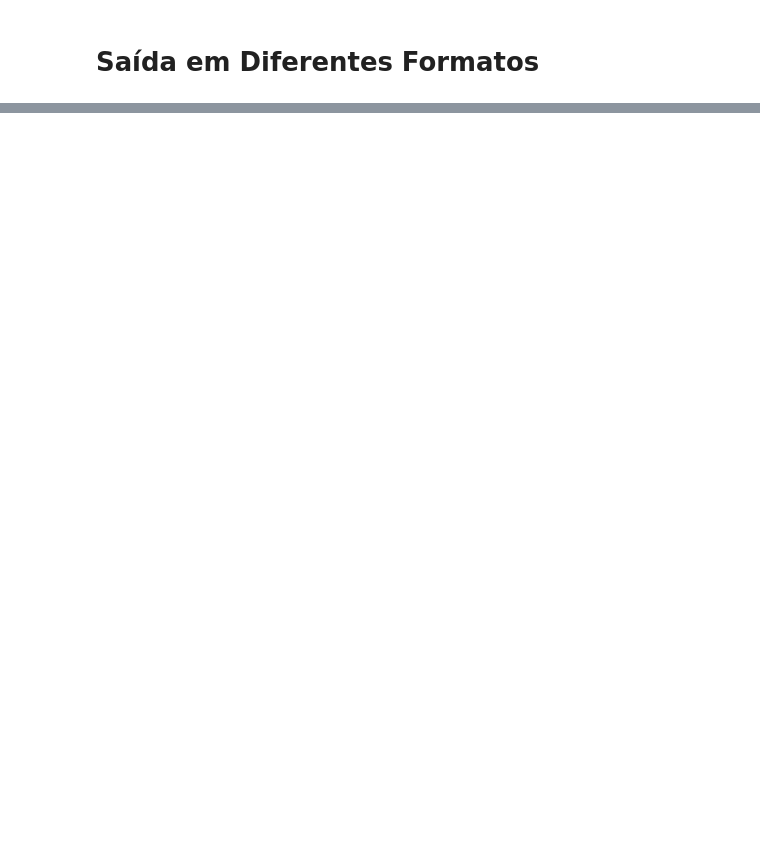
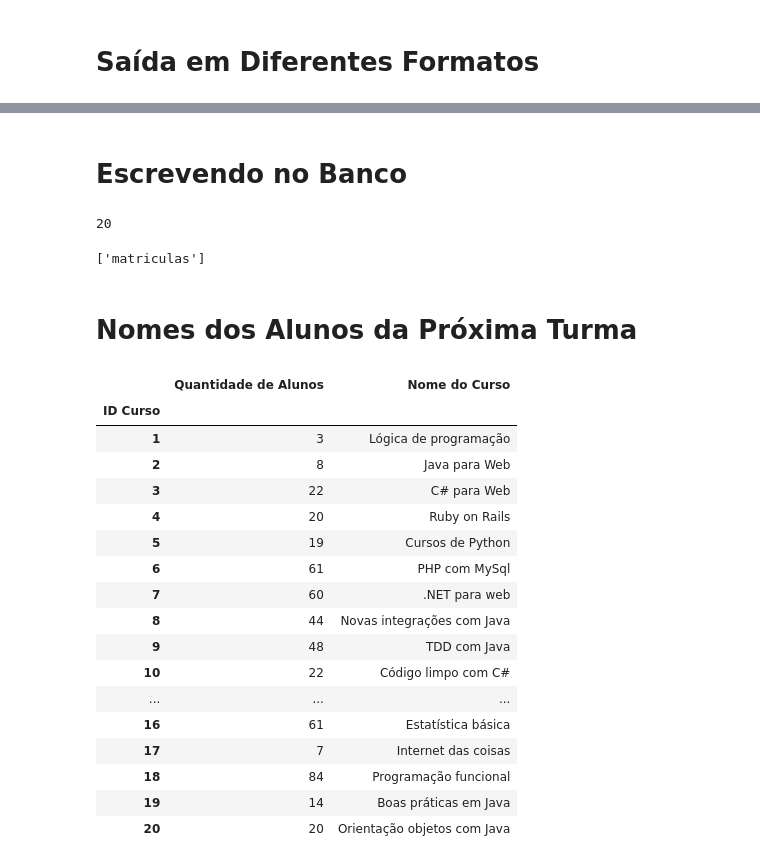
Before and after one commit to PurpleLobster31/Pandas-Formatos-diferentes-de-entrada-e-saida-IO-, a Jupyter notebook: Pandas IO.ipynb, the cells around one changed output, grey strips where cells are left out. Drawn from its saved outputs; the diff is of its cells as text; code cells hidden in the pictures; blank space fills up the shorter version.

```diff
--- a/Pandas IO.ipynb
+++ b/Pandas IO.ipynb
@@ -443,0 +509,33 @@ print(matriculas_html)
+# %% [markdown]
+# Escrevendo no Banco
+# %%
+muitas_matriculas.to_sql('muitas_matriculas', con = engine)
+# %% [output]
+20
+# %%
+print(inspector.get_table_names())
+# %% [output]
+['matriculas']
+# %% [markdown]
+# Nomes dos Alunos da Próxima Turma
+# %%
+matriculas_por_curso.head(20)
+# %% [output]
+|  | Quantidade de Alunos | Nome do Curso |
+| ID Curso |  |  |
+| 1 | 3 | Lógica de programação |
+| 2 | 8 | Java para Web |
+| 3 | 22 | C# para Web |
+| 4 | 20 | Ruby on Rails |
+| 5 | 19 | Cursos de Python |
+| 6 | 61 | PHP com MySql |
+| 7 | 60 | .NET para web |
+| 8 | 44 | Novas integrações com Java |
+| 9 | 48 | TDD com Java |
+| 10 | 22 | Código limpo com C# |
+| ... | ... | ... |
+| 16 | 61 | Estatística básica |
+| 17 | 7 | Internet das coisas |
+| 18 | 84 | Programação funcional |
+| 19 | 14 | Boas práticas em Java |
+| 20 | 20 | Orientação objetos com Java |
```
Also changed, not shown: parts of 50 cells of this notebook, 1 other file.
